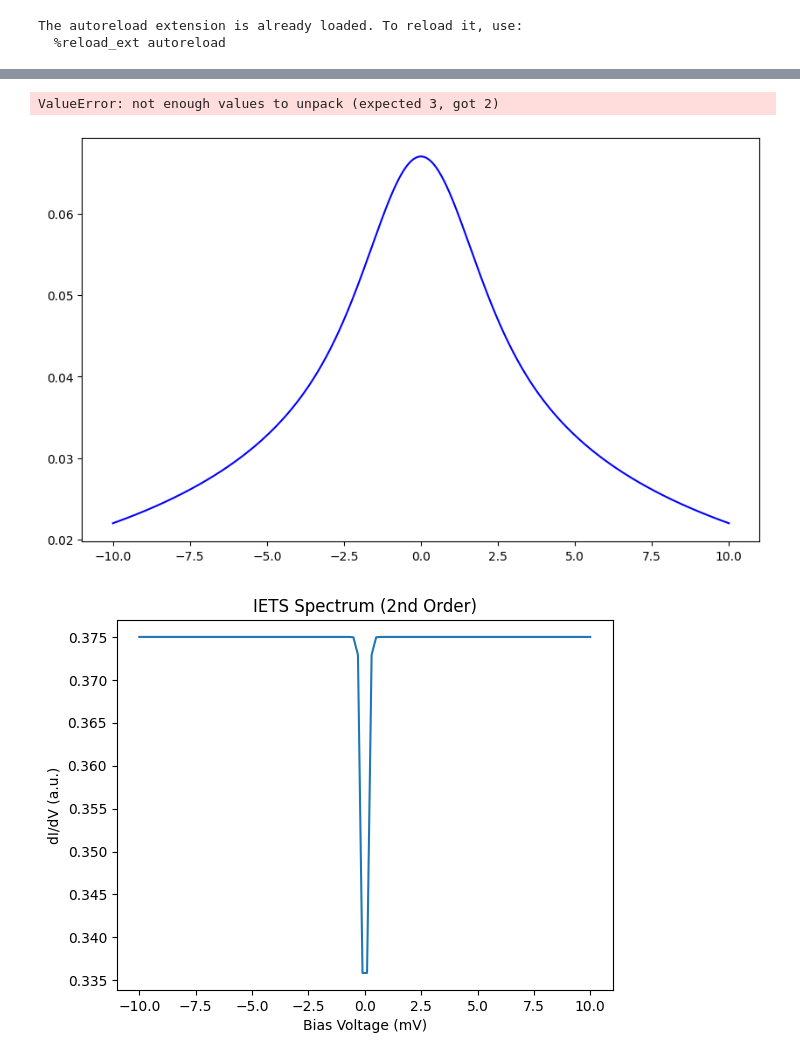
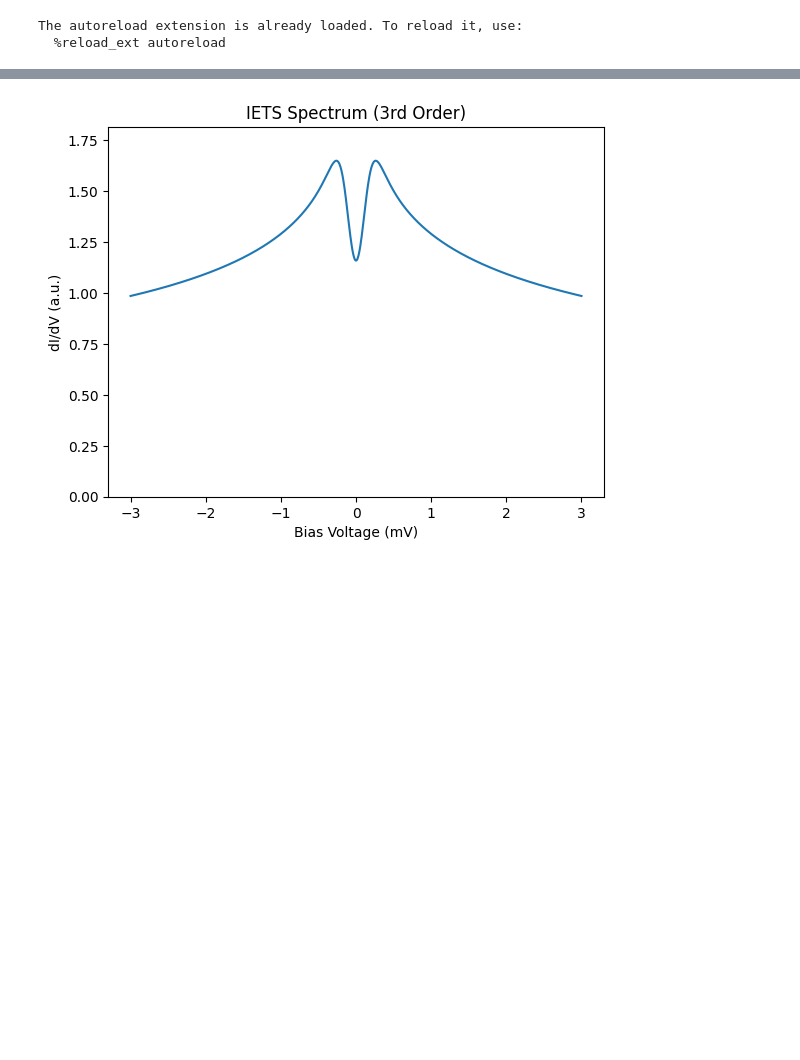
Before and after one commit to WillkeLab/Spinfinity, a Jupyter notebook: spinsimulation/test_3rdOrder.ipynb, the cells around one changed output, grey strips where cells are left out. Cells and saved outputs as stored; diff of their text form; code cells hidden in the pictures; blank space fills up the shorter version.

Commit message:
implmented 3rd order, 2

```diff
--- a/spinsimulation/test_3rdOrder.ipynb
+++ b/spinsimulation/test_3rdOrder.ipynb
@@ -23,10 +23,12 @@ The autoreload extension is already loaded. To reload it, use:
   %reload_ext autoreload
 # %%
 # Define the Spin System
-spinsys=SpinSys([0.5])
+spinsys=SpinSys([2])
 
+spinsys.Dvector = [-1.55]
+spinsys.Evector = [0.31]
 # Add the Spin Hamiltonian parameters
-spinsys.B=[0,0,0.5] #Add a magnetic field in Tesla
+spinsys.B=[0,0,00] #Add a magnetic field in Tesla
 spinsys.BTip=[1e-7,0,0] # Add a tipfield for driving
 spinsys.T=1
 
@@ -40,6 +42,7 @@ vis.plotZeemanDiagramm(spinsys)
 spinsys.T=0.5
 spinsys.ReadoutSpin=0 # Set the readout spin
 spinsys.TipPolarization=[0,0,0.0]
-spinsys.B=[0,0,5] # Magnetic field in Tesla
-vis.plotIETS(spinsys, Vrange=[-10,10], N=500, norm=False, order='2nd')
+spinsys.B=[0,0,1] # Magnetic field in Tesla
+hamil.calcEigEnergies(spinsys)
+vis.plotIETS(spinsys, Vrange=[-3,3], N=500, norm=False, order='2nd')
 # %% [output]
@@ -47,16 +67,10 @@ vis.plotIETS(spinsys, Vrange=[-10,10], N=500, norm=False, order='2nd')
 # %%
-spinsys.J=-0.1  # Set the Kondo coupling strength
+spinsys.J=-0.4  # Set the Kondo coupling strength
+spinsys.U=[0]  # Set the Coulomb repulsion strength
 spinsys.B=[0,0,1]
 spinsys.BTip=[0,0,0] # Add a tipfield for driving
 spinsys.T=0.5  # Set the temperature
+hamil.calcEigEnergies(spinsys)
 
-V_array = np.linspace(-10, 10, 1000)  # Define the voltage range for the calculation
-[V_array, y, yr]  = dIdV3.spec3(spinsys, 0, V_array)  # Calculate the energy levels
-plt.figure(figsize=(10, 6))
-plt.plot(V_array, y, label='dI/dV', color='blue')
-
-dIdV.calcIETS_2nd(spinsys, V_array, norm=False)  # Calculate the second order IETS:
-vis.plotIETS(spinsys, Vrange=[-10, 10], norm=False, order='2nd')
-dIdV3.calcIETS_3rd(spinsys, Vrange=[-10, 10], N=100, norm=False)
-vis.plotIETS(spinsys, Vrange=[-10, 10], order='1rd')
+vis.plotIETS(spinsys, Vrange=[-3, 3], N=1000, norm=False, order='3rd')
 # %% [output]
@@ -80,3 +77 @@ Dimension of eigVectors: 2
-ValueError: not enough values to unpack (expected 3, got 2)
-[figure, old version]
+[figure, new version]
-[figure, removed]
```
Also changed, not shown: parts of 3 cells of this notebook, 1 other file.
